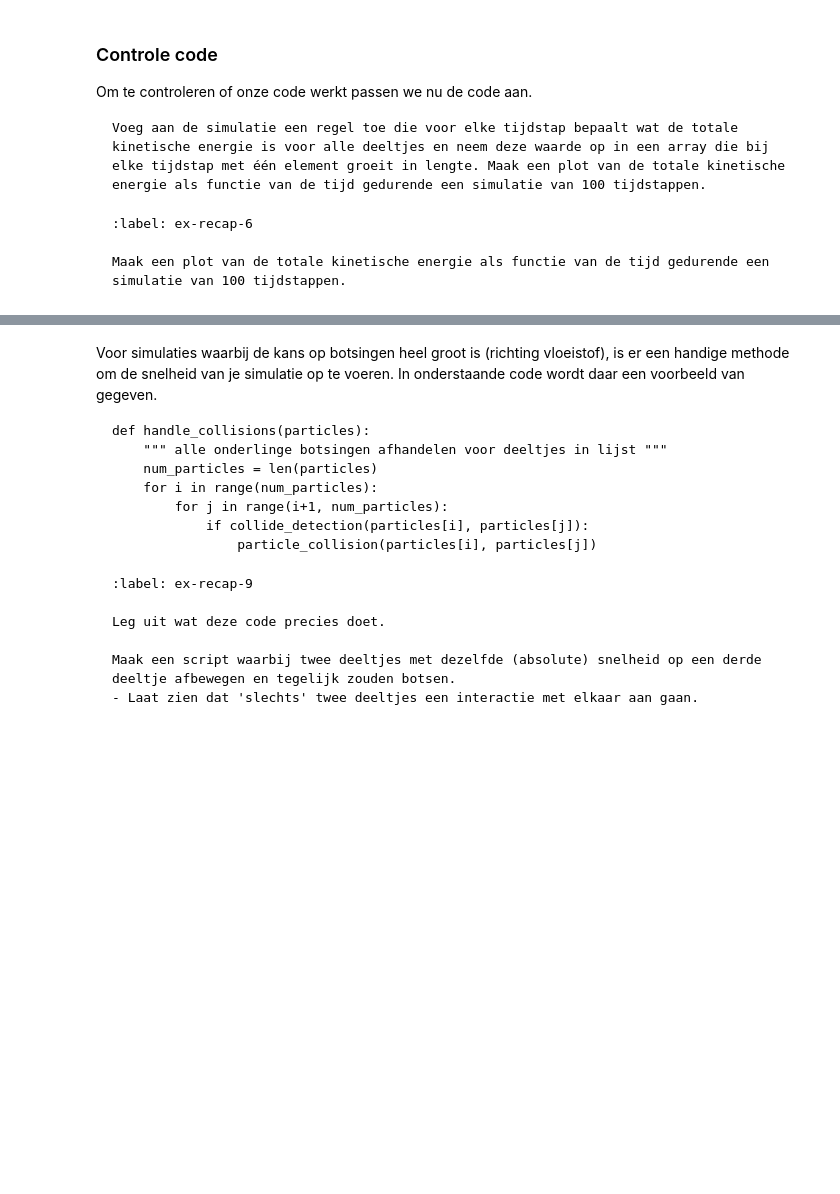
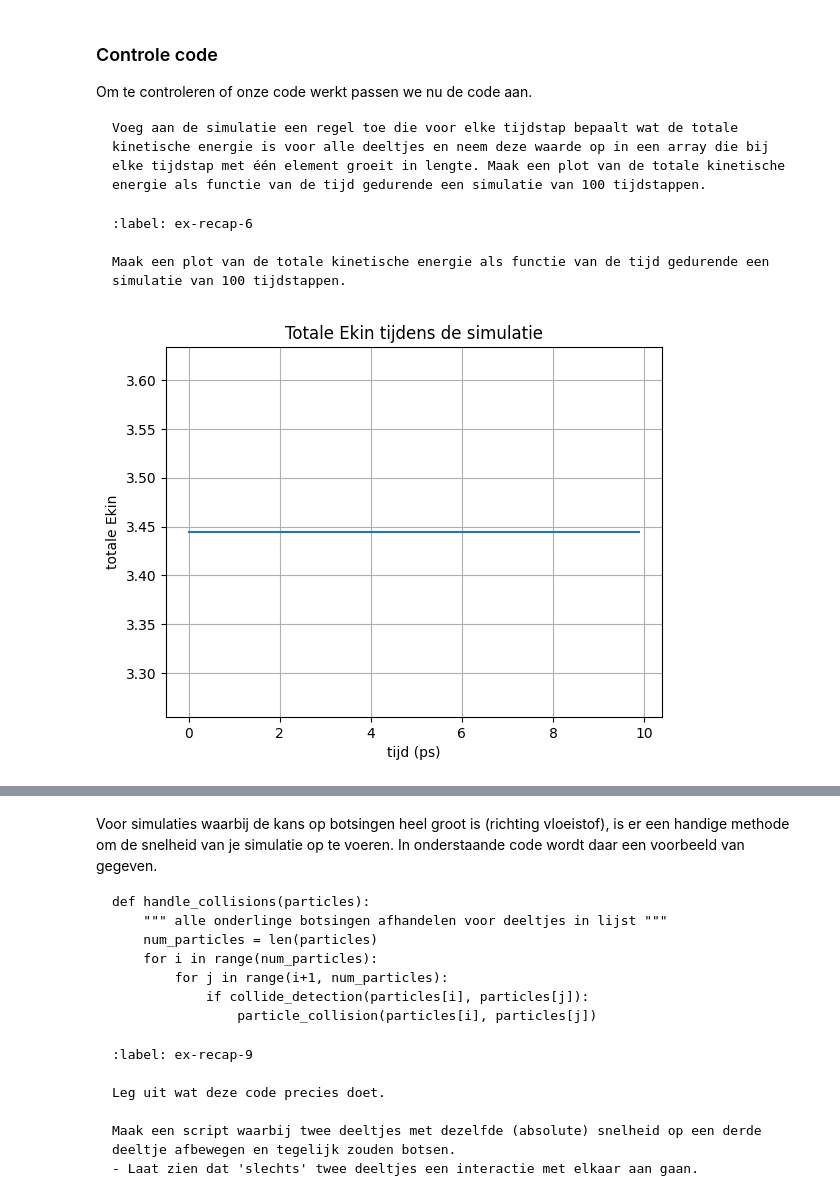
Before and after one commit to rstaasTUD/Silje_en_Raoul, a Jupyter notebook: Content/PySim/3_recap.ipynb, the cells around one changed output, grey strips where cells are left out. Drawn from its saved outputs; the diff is of its cells as text; code cells hidden in the pictures; blank space fills up the shorter version.

````diff
--- a/Content/PySim/3_recap.ipynb
+++ b/Content/PySim/3_recap.ipynb
@@ -289,7 +294,37 @@ Voeg aan de simulatie een regel toe die voor elke tijdstap bepaalt wat de totale
 Maak een plot van de totale kinetische energie als functie van de tijd gedurende een simulatie van 100 tijdstappen.
 ```
 # %%
-#your code/answer
+Ekin_tot = []
+tijd = []
+
+particles = []
+create_particles(particles) #dit zorgt voor een nieuwe simmulatie aan deeltjes, energie-metingen zullen hierdoor kloppen vanaf het begin
+
+t = 0
+
+for step in range(100):
+    take_time_step(particles) #update posities, lost onderlinge botsingen op
+
+    E = 0
+    for p in particles:
+        E += p.kin_energy
+
+    Ekin_tot.append(E)
+    tijd.append(t)
+
+    t += DT #tijd wordt hiermee geupdate
+
+plt.figure()
+plt.plot(tijd, Ekin_tot)
+plt.xlabel('tijd (ps)')
+plt.ylabel('totale Ekin')
+plt.title('Totale Ekin tijdens de simulatie')
+plt.grid(True)
+plt.show()
+
+#de uitkomst is een rechte lijn: er is sprake van een volledig elastische botsing, waardoor er geen Ekin en impuls verloren gaat
+# %% [output]
+[figure, added]
 # %%
 #your code/answer
 # %% [markdown]
````
Also changed, not shown: parts of 4 cells of this notebook.
